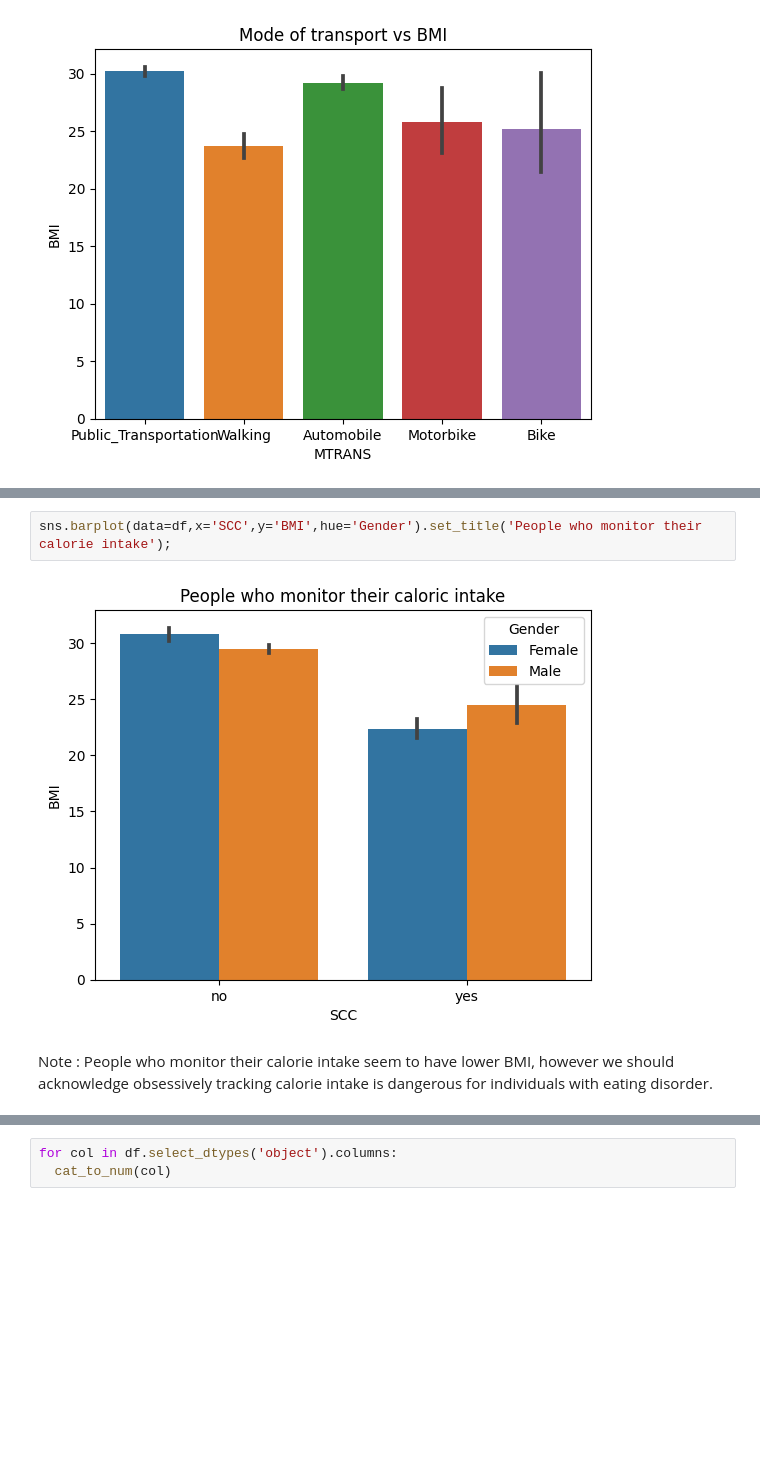
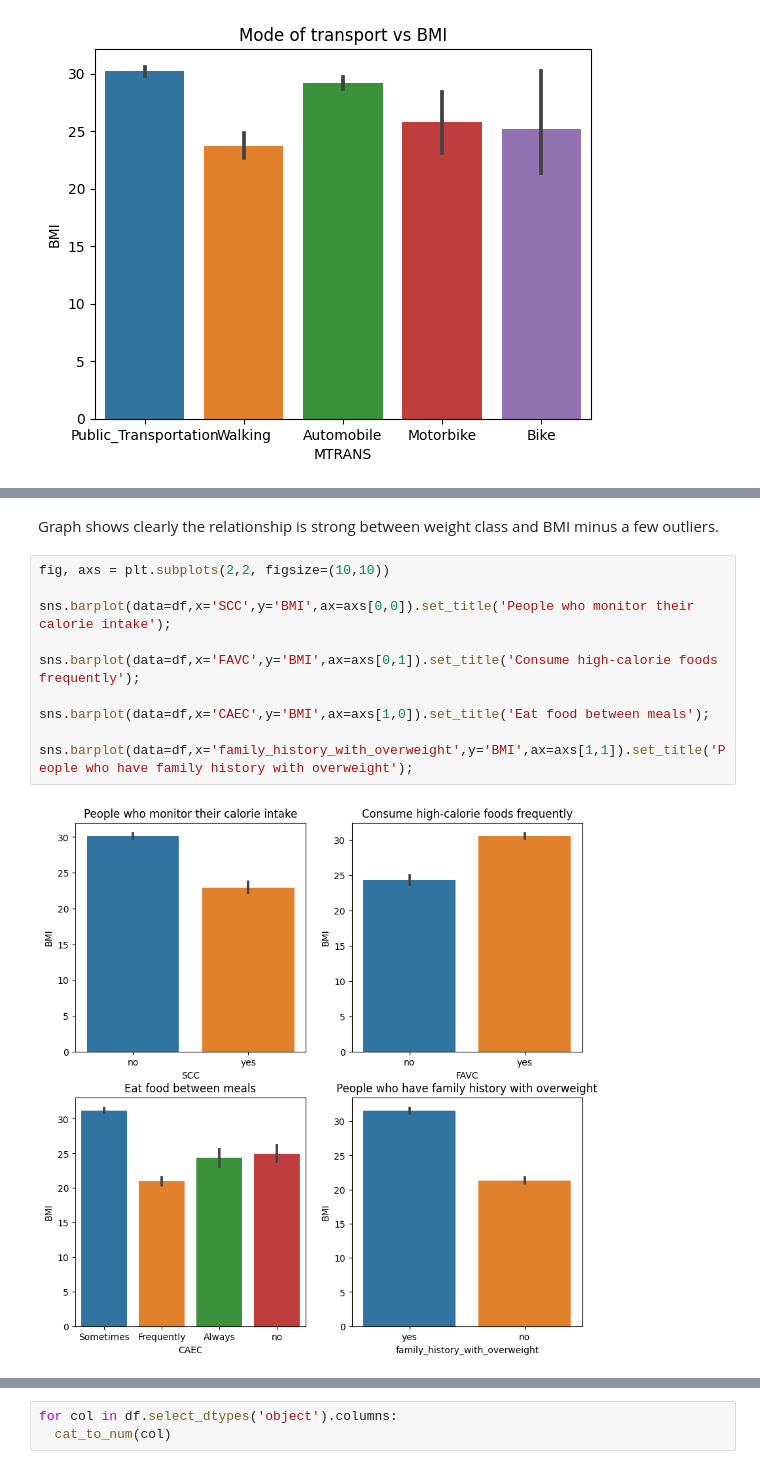
Before and after one commit to gshreya5/colab, a Jupyter notebook: EDA_on_UCI_Obesity_Dataset.ipynb, the cells around one changed output, grey strips where cells are left out. Drawn from its saved outputs; the diff is of its cells as text; blank space fills up the shorter version.

```diff
--- a/EDA_on_UCI_Obesity_Dataset.ipynb
+++ b/EDA_on_UCI_Obesity_Dataset.ipynb
@@ -221,6 +306,14 @@ sns.boxplot(data=df, y="NObeyesdad", x="BMI",).set_title('Relationship between B
-# %%
-sns.barplot(data=df,x='SCC',y='BMI',hue='Gender').set_title('People who monitor their calorie intake');
-# %% [output]
-[figure, removed]
-# %% [markdown]
-Note : People who monitor their calorie intake seem to have lower BMI, however we should acknowledge obsessively tracking calorie intake is dangerous for individuals with eating disorder.
+# %% [markdown]
+Graph shows clearly the relationship is strong between weight class and BMI minus a few outliers.
+# %%
+fig, axs = plt.subplots(2,2, figsize=(10,10))
+
+sns.barplot(data=df,x='SCC',y='BMI',ax=axs[0,0]).set_title('People who monitor their calorie intake');
+
+sns.barplot(data=df,x='FAVC',y='BMI',ax=axs[0,1]).set_title('Consume high-calorie foods frequently');
+
+sns.barplot(data=df,x='CAEC',y='BMI',ax=axs[1,0]).set_title('Eat food between meals');
+
+sns.barplot(data=df,x='family_history_with_overweight',y='BMI',ax=axs[1,1]).set_title('People who have family history with overweight');
+# %% [output]
+[figure, added]
```
Also changed, not shown: parts of 45 cells of this notebook.
